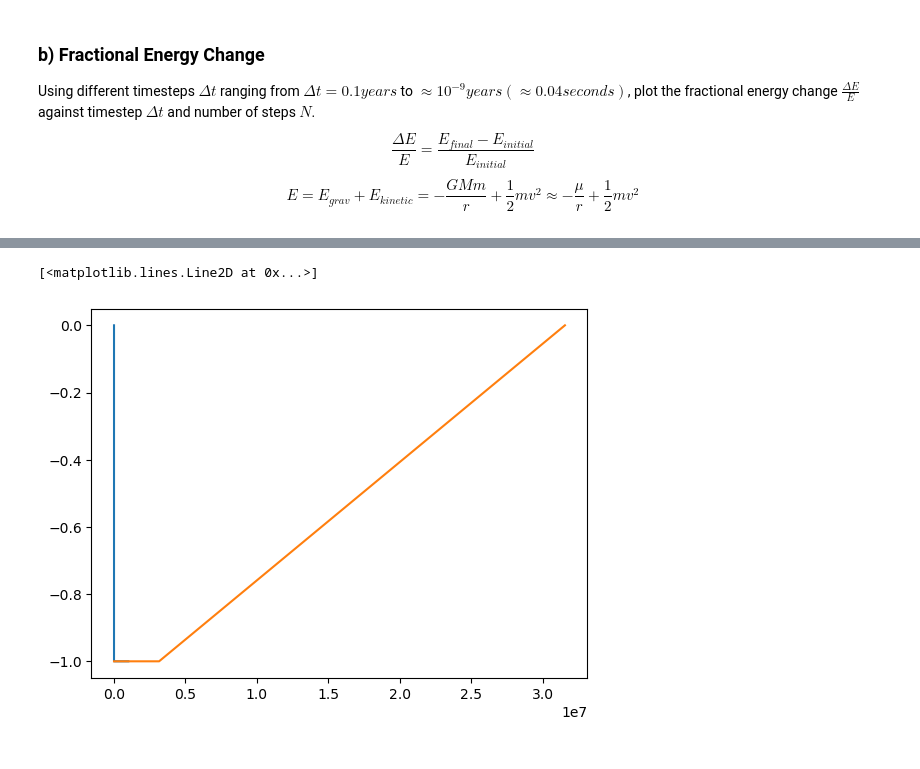
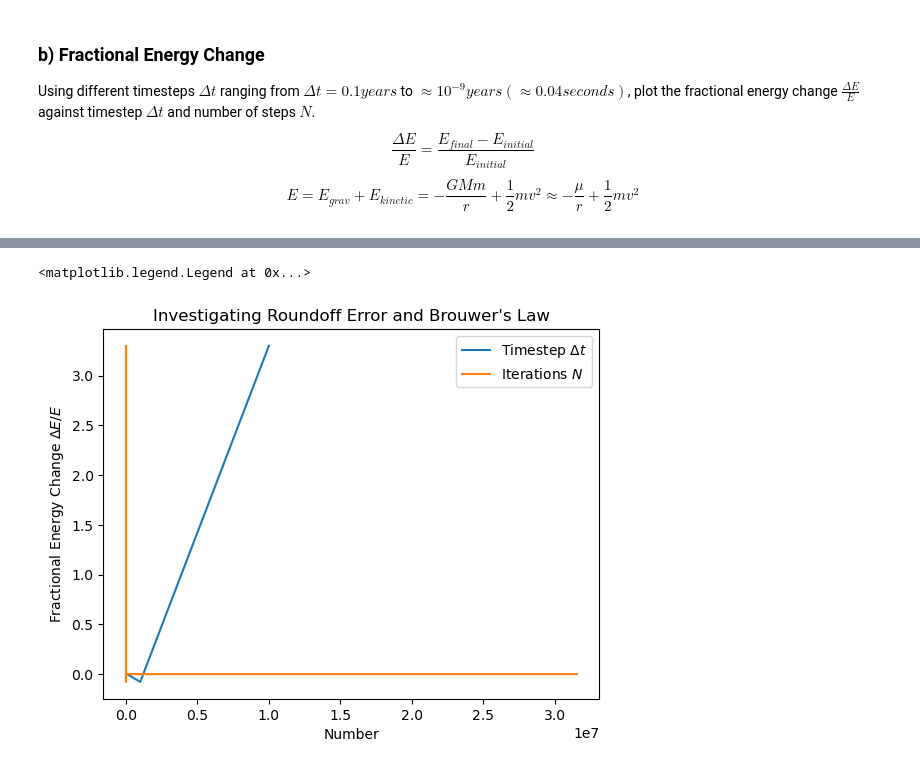
Before and after one commit to LFW25/PHYS512-Computational_Physics, a Jupyter notebook: Assignments/A1.ipynb, the cells around one changed output, grey strips where cells are left out. Cells and saved outputs as stored; diff of their text form; code cells hidden in the pictures.

Commit message:
Stuck on Brouwers Law

```diff
--- a/Assignments/A1.ipynb
+++ b/Assignments/A1.ipynb
@@ -173,6 +178,15 @@ temp_efinal = [-3.52392138e-11, -1.00000000e+00, -1.00000000e+00, -1.00000000e+0
+# %%
+temp_dt = np.array([1, 10, 100, 1000, 10000, 100000, 1000000, 10000000])
+temp_N = np.array([31557600, 3155760, 315576, 31557, 3155, 315, 31, 3])
+temp_efrac = np.array([-4.02543236e-10, -2.63064127e-09, -2.52902502e-08, -3.11046732e-07, -9.47474955e-06, -6.71834887e-04, -7.83596822e-02,  3.29745639e+00])
+temp_efinal = np.array([-4.02543236e-10, -2.63064127e-09, -2.52902502e-08, -3.11046732e-07, -9.47474955e-06, -6.71834887e-04, -7.83596822e-02,  3.29745639e+00])
 # %%
-plt.plot(temp_dt, temp_efrac, scalex = "log", scaley = "log")
-plt.plot(temp_N, temp_efrac, scalex = "log", scaley = "log")
+plt.plot(temp_dt, temp_efrac, scalex = "log", scaley = "log", label = "Timestep $\Delta t$")
+plt.plot(temp_N, temp_efrac, scalex = "log", scaley = "log", label = "Iterations $N$")
+plt.xlabel("Number")
+plt.ylabel("Fractional Energy Change $\Delta E / E$")
+plt.title("Investigating Roundoff Error and Brouwer's Law")
+plt.legend()
 # %% [output]
-[<matplotlib.lines.Line2D at 0x...>]
+<matplotlib.legend.Legend at 0x...>
-[figure, old version]
+[figure, new version]
```
Also changed, not shown: parts of 4 cells of this notebook.
